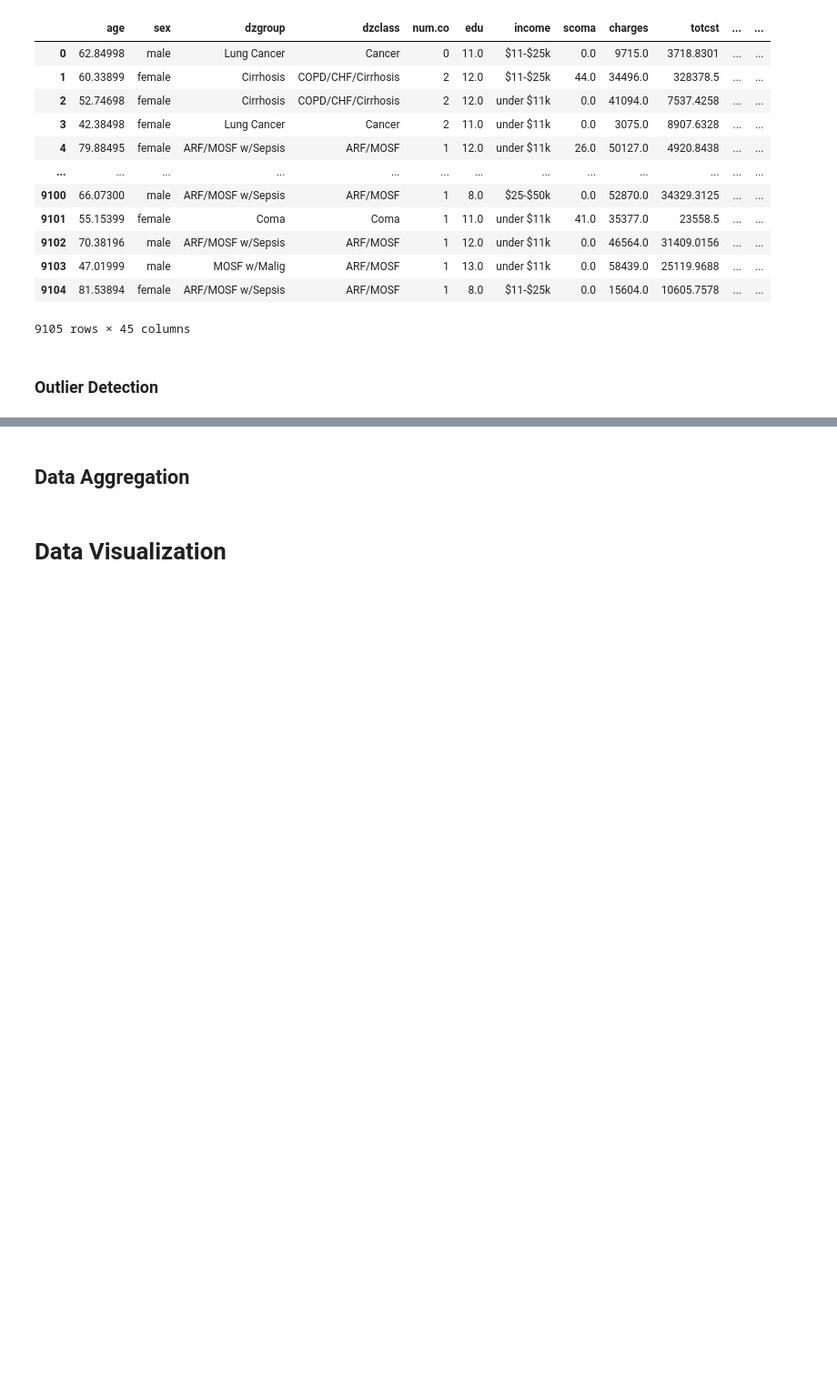
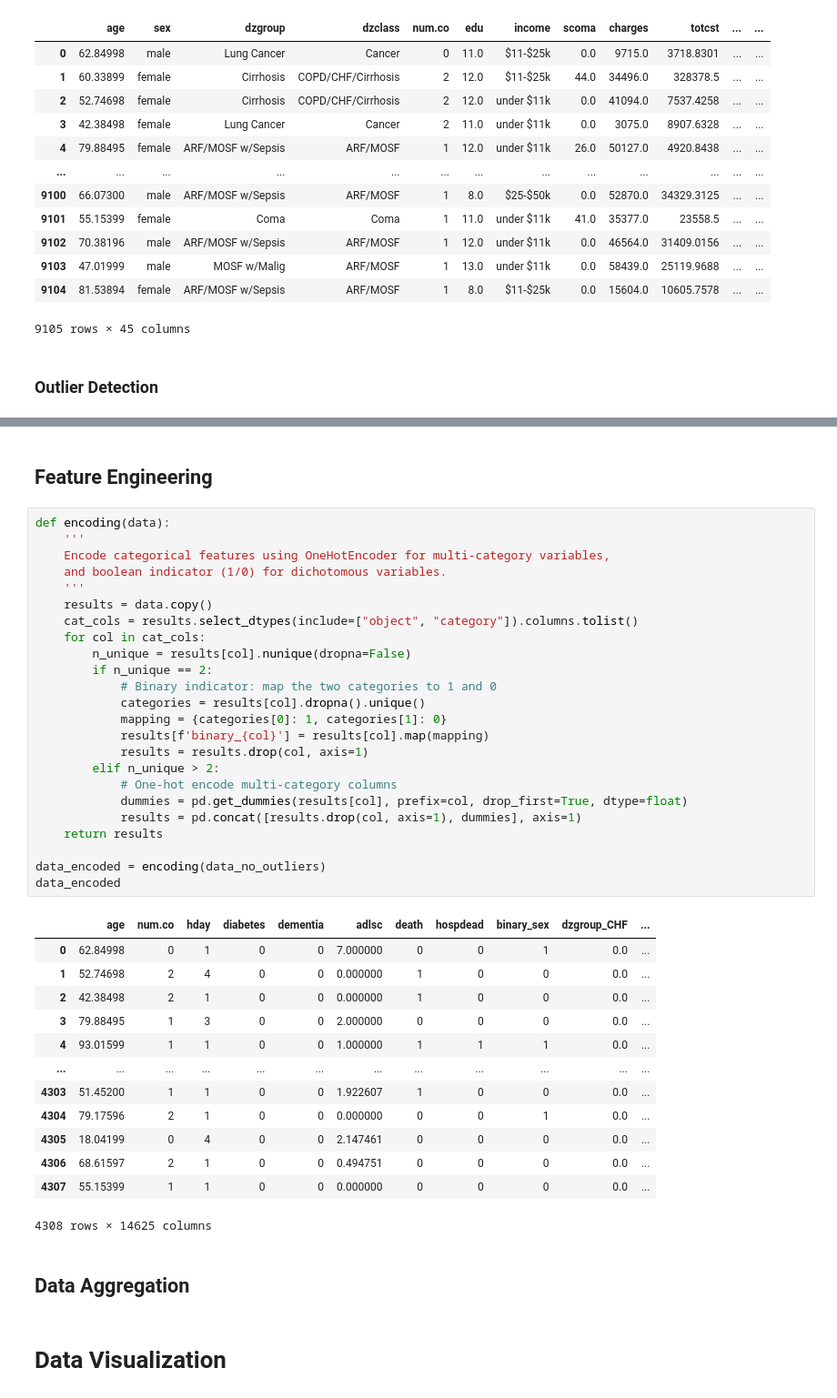
Before and after one commit to Pseudonymous-gdy/Machine-Learning, a Jupyter notebook: Project/Machine_Learning_Project.ipynb, the cells around one changed output, grey strips where cells are left out. Shown: that part at 91% size. Drawn from its saved outputs; the diff is of its cells as text; blank space fills up the shorter version.

```diff
--- a/Project/Machine_Learning_Project.ipynb
+++ b/Project/Machine_Learning_Project.ipynb
@@ -357,3 +406,43 @@ demo.describe()
+# %% [markdown]
+## Feature Engineering
+# %%
+def encoding(data):
+    '''
+    Encode categorical features using OneHotEncoder for multi-category variables,
+    and boolean indicator (1/0) for dichotomous variables.
+    '''
+    results = data.copy()
+    cat_cols = results.select_dtypes(include=["object", "category"]).columns.tolist()
+    for col in cat_cols:
+        n_unique = results[col].nunique(dropna=False)
+        if n_unique == 2:
+            # Binary indicator: map the two categories to 1 and 0
+            categories = results[col].dropna().unique()
+            mapping = {categories[0]: 1, categories[1]: 0}
+            results[f'binary_{col}'] = results[col].map(mapping)
+            results = results.drop(col, axis=1)
+        elif n_unique > 2:
+            # One-hot encode multi-category columns
+            dummies = pd.get_dummies(results[col], prefix=col, drop_first=True, dtype=float)
+            results = pd.concat([results.drop(col, axis=1), dummies], axis=1)
+    return results
+
+data_encoded = encoding(data_no_outliers)
+data_encoded
+# %% [output]
+|  | age | num.co | hday | diabetes | dementia | adlsc | death | hospdead | binary_sex | dzgroup_CHF | ... |
+| 0 | 62.84998 | 0 | 1 | 0 | 0 | 7.000000 | 0 | 0 | 1 | 0.0 | ... |
+| 1 | 52.74698 | 2 | 4 | 0 | 0 | 0.000000 | 1 | 0 | 0 | 0.0 | ... |
+| 2 | 42.38498 | 2 | 1 | 0 | 0 | 0.000000 | 1 | 0 | 0 | 0.0 | ... |
+| 3 | 79.88495 | 1 | 3 | 0 | 0 | 2.000000 | 0 | 0 | 0 | 0.0 | ... |
+| 4 | 93.01599 | 1 | 1 | 0 | 0 | 1.000000 | 1 | 1 | 1 | 0.0 | ... |
+| ... | ... | ... | ... | ... | ... | ... | ... | ... | ... | ... | ... |
+| 4303 | 51.45200 | 1 | 1 | 0 | 0 | 1.922607 | 1 | 0 | 0 | 0.0 | ... |
+| 4304 | 79.17596 | 2 | 1 | 0 | 0 | 0.000000 | 0 | 0 | 1 | 0.0 | ... |
+| 4305 | 18.04199 | 0 | 4 | 0 | 0 | 2.147461 | 0 | 0 | 0 | 0.0 | ... |
+| 4306 | 68.61597 | 2 | 1 | 0 | 0 | 0.494751 | 0 | 0 | 0 | 0.0 | ... |
+| 4307 | 55.15399 | 1 | 1 | 0 | 0 | 0.000000 | 0 | 0 | 0 | 0.0 | ... |
+4308 rows × 14625 columns
 # %% [markdown]
 ## Data Aggregation
 # %% [markdown]
```
Also changed, not shown: parts of 6 cells of this notebook.
